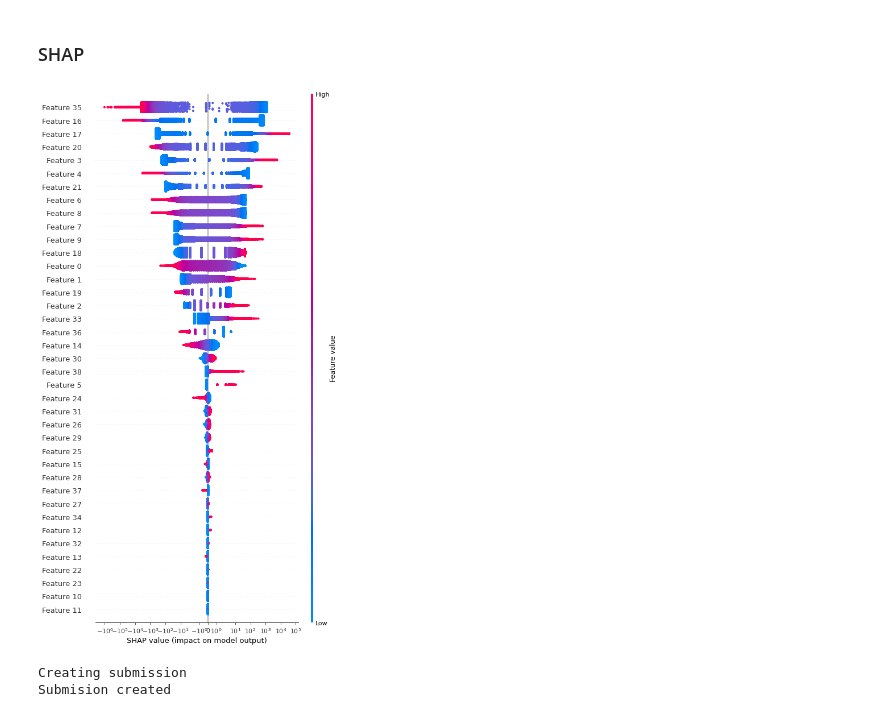
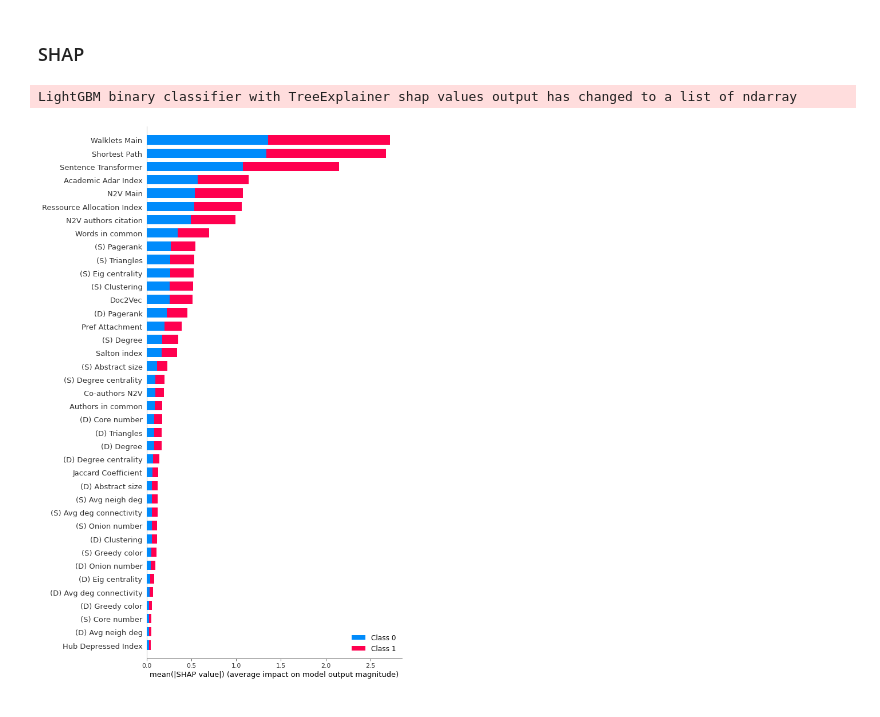
Before and after one commit to xavierjimenezp/Link-Prediction-Kaggle-Challenge, a Jupyter notebook: ALTEGRAD_project_v2.ipynb, the cells around one changed output. Cells and saved outputs as stored; diff of their text form; code cells hidden in the pictures.

Commit message:
Added best submission

```diff
--- a/ALTEGRAD_project_v2.ipynb
+++ b/ALTEGRAD_project_v2.ipynb
@@ -111,11 +111,11 @@ We divide the feature matrix creation into many functions.
 - Other features computes edge functions
 # %%
 feature_names = [
-    '(S) Abstract size', '(D) Abstract size', 'Words in common', '(S) Degree', '(D) Degree', 'Authors in common', '(S) Avg deg connectivity', '(D) Avg deg connectivity',
-    '(S) Avg neigh deg', '(D) Avg neigh deg', '(S) Pagerank', '(D) Pagerank', '(S) Eig centrality', '(D) Eig centrality', '(S) Greedy color', '(D) Greedy color',
-    '(S) Triangles', '(D) Triangles', '(S) Core number', '(D) Core number', '(S) Onion number', '(D) Onion number', '(S) Degree centrality', '(D) Degree centrality',
-    '(S) Clustering', '(D) Clustering', 'Sentence Transformer', 'Co-authors N2V','Doc2Vec', 'N2V Main', 'Walklets Main', 'N2V authors citation', 'Salton index',
-    'Academic Adar Index', 'Jaccard Coefficient', 'Pref Attachment', 'Shortest Path', 'Hub Depressed Index', 'Ressource Allocation Index'
+    '(S) Abstract size', '(D) Abstract size', 'Words in common', '(S) Degree', '(D) Degree', 'Authors in common', '(S) Avg deg connectivity',
+    '(D) Avg deg connectivity', '(S) Avg neigh deg', '(D) Avg neigh deg', '(S) Pagerank', '(D) Pagerank', '(S) Eig centrality', '(D) Eig centrality', '(S) Greedy color',
+    '(D) Greedy color', '(S) Triangles', '(D) Triangles', '(S) Core number', '(D) Core number', '(S) Onion number', '(D) Onion number', '(S) Degree centrality',
+    '(D) Degree centrality', '(S) Clustering', '(D) Clustering', 'Sentence Transformer', 'Co-authors N2V','Doc2Vec', 'N2V Citation Graph', 'Walklets Citation Graph', 'N2V Authors Citation G.',
+    'Salton index', 'Academic Adar Index', 'Jaccard Coefficient', 'Pref Attachment', 'Shortest Path', 'Hub Depressed Index', 'Ressource Allocation Index'
 ]
 # %% [markdown]
 ### Common functions for matrix creation
@@ -1032,6 +1060,10 @@ df_train.head(-40)
 # %% [markdown]
 #### LightGBM
 # %%
+from lightgbm import LGBMClassifier
+
+lgbm_best_params = {'colsample_bytree': 0.4289902005468654, 'max_depth': 7, 'min_child_weight': 7,  'n_estimators': 500, 'learning_rate':0.1,
+  'min_split_gain': 0.8237097093914703, 'num_leaves': 78, 'reg_alpha': 0.4619815836877414, 'reg_lambda': 0.3702649278033648, 'subsample': 0.838062378418677}
 X_train, X_test, y_train = load_matrix(validation = False)
 y_pred_lgbm, model_lgbm = train(X_train, X_test, y_train, None, normalize = False, model = LGBMClassifier(**lgbm_best_params, n_jobs=6))
 # %% [output]
@@ -1079,8 +1117,8 @@ with open("data/submission_average.csv","w") as pred:
 # %% [markdown]
 ### SHAP
 # %%
-explainer = shap.LinearExplainer(model, X_train)
-shap_values = explainer.shap_values(X_test)
-shap.summary_plot(shap_values, X_test, use_log_scale=True, max_display=X_train.shape[1])
+shap_values = shap.TreeExplainer(model_lgbm).shap_values(X_test)
+shap.summary_plot(shap_values, X_test, max_display=X_train.shape[1], feature_names = feature_names)
 # %% [output]
+LightGBM binary classifier with TreeExplainer shap values output has changed to a list of ndarray
-[figure, old version]
+[figure, new version]
@@ -1090,5 +1124,0 @@ X_train, X_test = np.delete(X_train, mask, axis=1), np.delete(X_test, mask, axis
-# %%
-y_pred, model = train(X_train, X_test, y_train, y_test = None, model = LogisticRegression(max_iter = 1500))
-# %% [output]
-Creating submission
-Submision created
```
Also changed, not shown: parts of 21 cells of this notebook, 8 other files.
